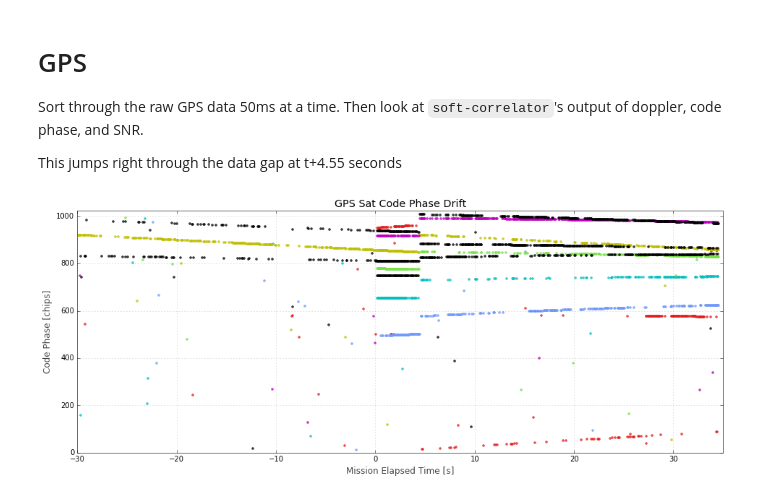
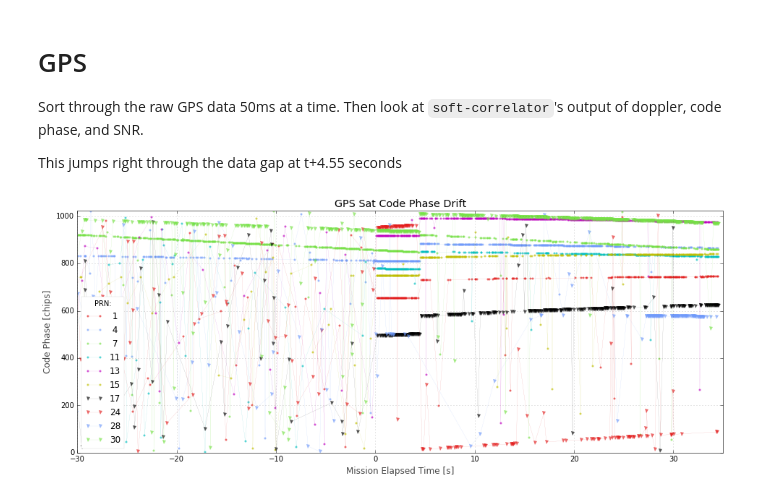
Before and after one commit to psas/Launch-12, a Jupyter notebook: data/GPS/first-look.ipynb, the cells around one changed output. Cells and saved outputs as stored; diff of their text form; code cells hidden in the pictures.

```diff
--- a/data/GPS/first-look.ipynb
+++ b/data/GPS/first-look.ipynb
@@ -9,7 +9,12 @@ import json
 import glob
 
 files = glob.glob('./sats/*')
+
+# pare down to valid sats that are in the sky
 sats = {}
+for sat in [1,4,7,11,13,15,17,24,28,30]:
+    sats["%2d"%sat] = {'doppler': [0]*len(files), 'code': [0]*len(files), 'snr': [0]*len(files)}
+
 for i, fname in enumerate(sorted(files)):
     #print fname, "~~~~~~~~~~~~~~"
     with open(fname, 'r') as f_in:
@@ -19,33 +24,37 @@ for i, fname in enumerate(sorted(files)):
             continue
         for sat, cor in data.iteritems():
             if sat not in sats:
-                sats[sat] = {'doppler': [0]*len(files), 'code': [0]*len(files), 'snr': [0]*len(files)}
+                continue
             sats[sat]['doppler'][i] = cor['doppler']
             sats[sat]['code'][i] = cor['phase']
             sats[sat]['snr'][i] = cor['snr']
 # %%
 import matplotlib.pyplot as plt
 %matplotlib inline
 
 time = [(i*50e-3)-32.041913222 for i in range(len(files))]
 
 fig, ax1 = plt.subplots(figsize=(16,6))
 plt.title(r"GPS Sat Code Phase Drift")
 plt.xlabel(r"Mission Elapsed Time [s]")
 plt.ylabel(r"Code Phase [chips]")
 
-for sat, cor in sats.iteritems():
+for sat in sorted(sats):
+    cor = sats[sat]
     times = []
     codes = []
     for i, c in enumerate(cor['code']):
         if c > 0:
             times.append(time[i])
             codes.append(c)
-    ax1.plot(times, codes, '.', alpha=0.75, label=sat)
+    if int(sat) < 16:
+        ax1.plot(times, codes, '-o', alpha=0.65, lw=0.12, ms=3, mew=0,label=sat)
+    else:
+        ax1.plot(times, codes, '-v', alpha=0.65, lw=0.12, ms=5, mew=0,label=sat)
 
 ax1.set_xlim([-30,35])
 ax1.set_ylim([0,1024])
-#ax1.legend(loc=2)
+ax1.legend(loc=3, title="PRN:")
 plt.show()
 # %% [output]
-[figure, old version]
+[figure, new version]
```
Also changed, not shown: parts of 4 cells of this notebook.
